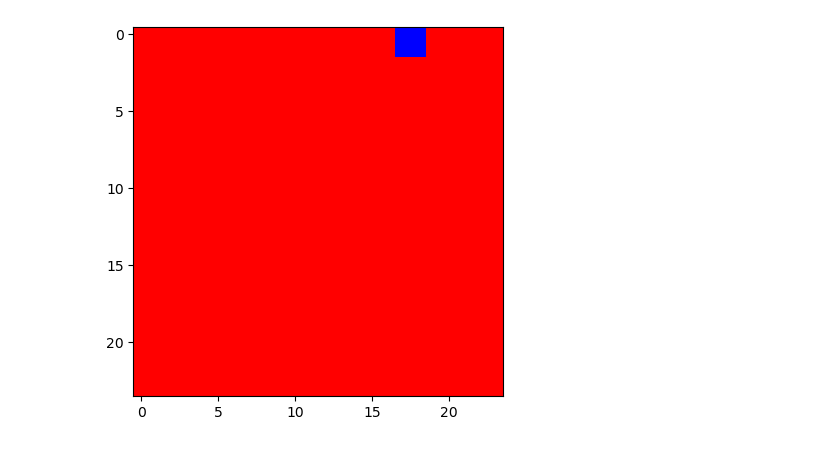
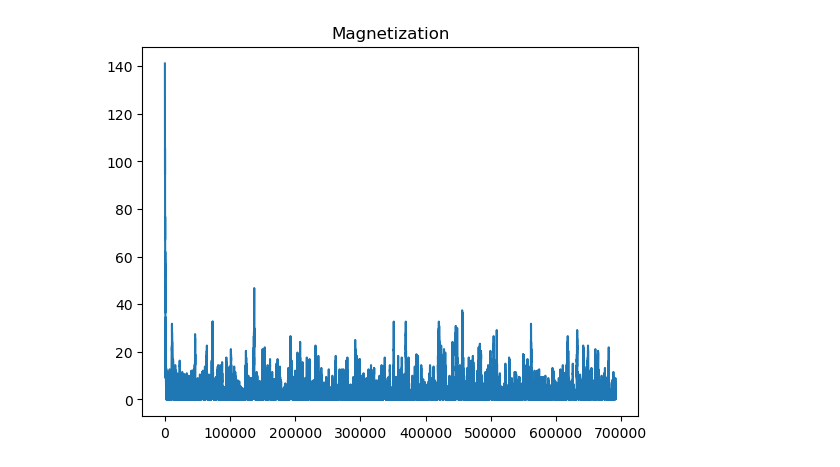
Before and after one commit to fysmoe1121/Phase-Transitions-Ising-Model, a Jupyter notebook: ising_model.ipynb, the cells around one changed output. Saved outputs shown, nothing was run; the diff lists cells and outputs as text; code cells hidden in the pictures.

```diff
--- a/ising_model.ipynb
+++ b/ising_model.ipynb
@@ -181,4 +136,4 @@ delta_energy(state, [5,4])
 # %%
 def flip_random_spin(lattice: np.ndarray) -> tuple[int, int]:
     L = lattice.shape[0]
-    return np.random.randint(0, L, size = (1,2))[0]
+    return tuple(np.random.randint(0, L, size = (1,2))[0])
@@ -192,11 +148,17 @@ def avg_magnetization(lattice: np.ndarray) -> float:
 # %%
-def metropolis_hasting_sampler(init_dist, beta, num_iters, sweep_size = 50):
+def sampler(type: str,init_dist: np.ndarray, beta: float, num_iters: int, sweep_size: int = 50):
     fixed_time_samples = []
     updated_samples = []
     sample = init_dist
     for i in range(num_iters):
         candidate_spin = flip_random_spin(sample)
-        acceptance_prop = min(1, np.exp(-beta * delta_energy(sample, candidate_spin)))
+        if type == "mh":
+            acceptance_prop = min(1, np.exp(-beta * delta_energy(sample, candidate_spin)))
+        elif type == "gibbs":
+            acceptance_prop = 1/(1 + 1/np.exp(-beta * delta_energy(sample, candidate_spin)))
+        else:
+            print("error, sampler type must either be mh or gibbs")
+            break
         if (acceptance_prop > np.random.random()):
             sample = flip_spin_in_lattice(sample, candidate_spin)
             updated_samples.append(sample)
@@ -204,6 +166,6 @@ def metropolis_hasting_sampler(init_dist, beta, num_iters, sweep_size = 50):
             fixed_time_samples.append(sample)
     return fixed_time_samples, updated_samples
 # %%
-mh_fixed_time_res, mh_updated_res = metropolis_hasting_sampler(generate_lattice(24, 0.5), 10, 1_000_000)
+mh_fixed_time_res, mh_updated_res = sampler('mh', generate_lattice(25, 0.3), 0.1, 1_000_000)
 print(len(mh_fixed_time_res), len(mh_updated_res))
 # %% [output]
@@ -219 +178,8 @@ def turn_into_number(samples):
+# %%
+def plot_magnetization_squared(samples: list):
+    samples = np.array(samples)
+    L = samples[0].shape[0]
+    magnetization_of_samples = (np.sum(samples, axis = (1,2)) ** 2)/(L**2)
+    plt.plot(magnetization_of_samples)
+    plt.title("Magnetization")
 # %%
@@ -231,4 +189,0 @@ plt.plot(mh_res_magnetization)
-# %%
-plot(mh_updated_res[-11])
-# %% [output]
-[figure, removed]
@@ -236,0 +190,4 @@ def heat_bath_update(lattice: nd_darray):
+# %%
+plot_magnetization_squared(mh_updated_res)
+# %% [output]
+[figure, added]
```
Also changed, not shown: parts of 29 cells of this notebook.
